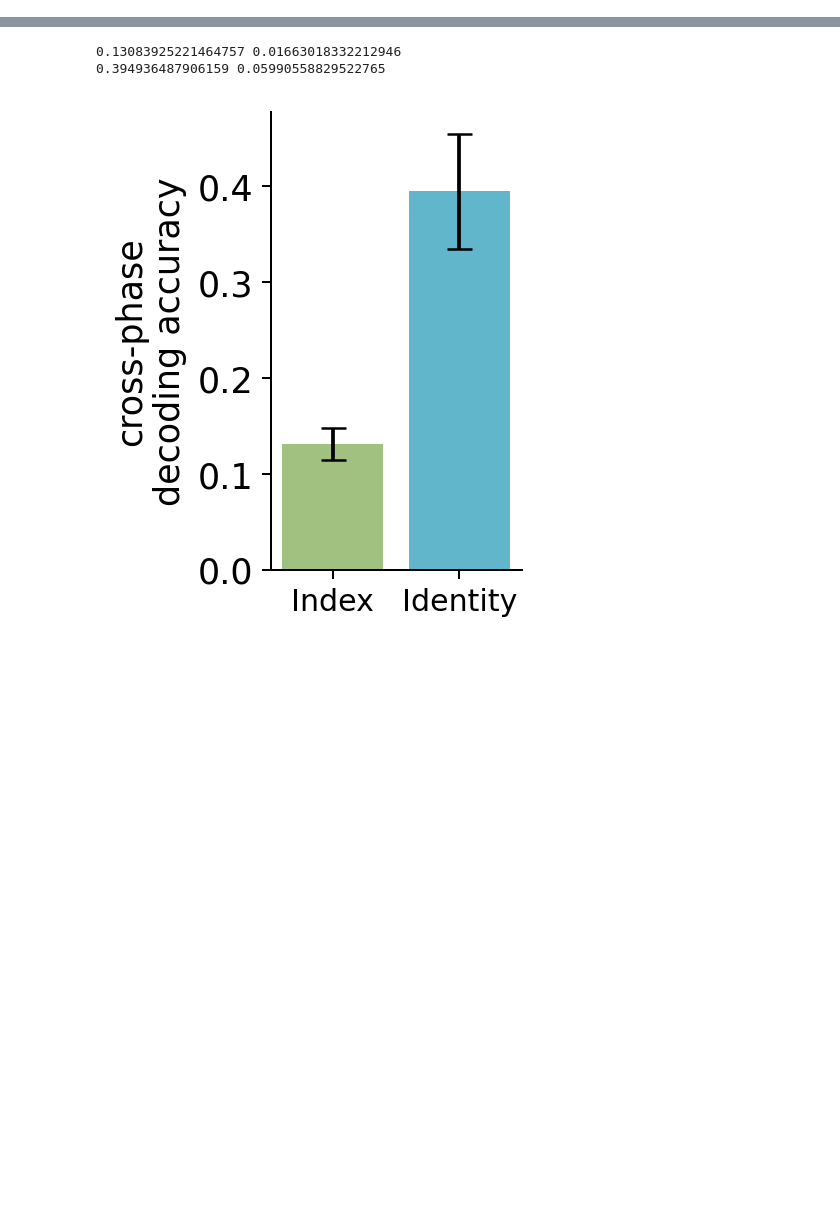
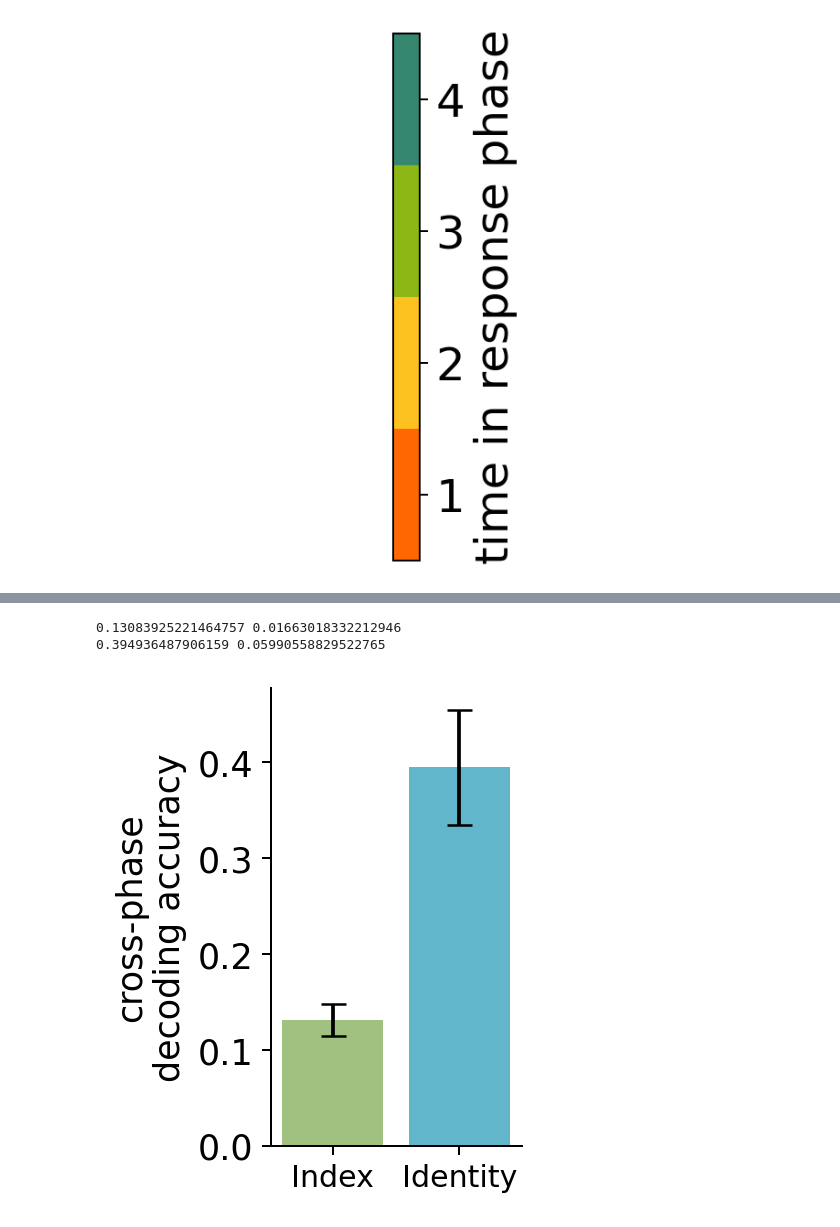
Before and after one commit to Veritaria/rnn-free-recall, a Jupyter notebook: plots_notebooks/analysis_cfr_keyvalue.ipynb, the cells around one changed output, grey strips where cells are left out. Cells and saved outputs as stored; diff of their text form; code cells hidden in the pictures; blank space fills up the shorter version.

```diff
--- a/plots_notebooks/analysis_cfr_keyvalue.ipynb
+++ b/plots_notebooks/analysis_cfr_keyvalue.ipynb
@@ -16,3 +50,24 @@ plt.rcParams['font.size'] = 14
+# %%
+colors = np.array([cc.cm.rainbow.reversed()(i) for i in np.linspace(0.1, 0.8, 4)])
+colormap_label = "time in response phase"
+
+plt.figure(figsize=(3, 3.8), dpi=180)
+ax = plt.gca()
+
+cmap = ListedColormap(colors)
+norm = plt.Normalize(vmin=0.5, vmax=0.5+4)
+plt.colorbar(plt.cm.ScalarMappable(norm=norm, cmap=cmap), ticks=np.arange(1, 5), label=colormap_label, ax=ax)
+plt.xticks([])
+plt.yticks([])
+plt.gca().spines['top'].set_visible(False)
+plt.gca().spines['right'].set_visible(False)
+plt.gca().spines['left'].set_visible(False)
+plt.gca().spines['bottom'].set_visible(False)
+plt.tight_layout()
+savefig("./figures/others", "fig1colorbar", format="svg", close=False)
+plt.show()
+# %% [output]
+[figure, added]
 # %%
 condfr_perf = np.array([0.448, 0.45175, 0.44975, 0.432, 0.41025]) * 2
 fr_perf = np.array([0.7165, 0.713, 0.68475, 0.680125, 0.63775])
```
Also changed, not shown: parts of 12 cells of this notebook, 26 other files.
